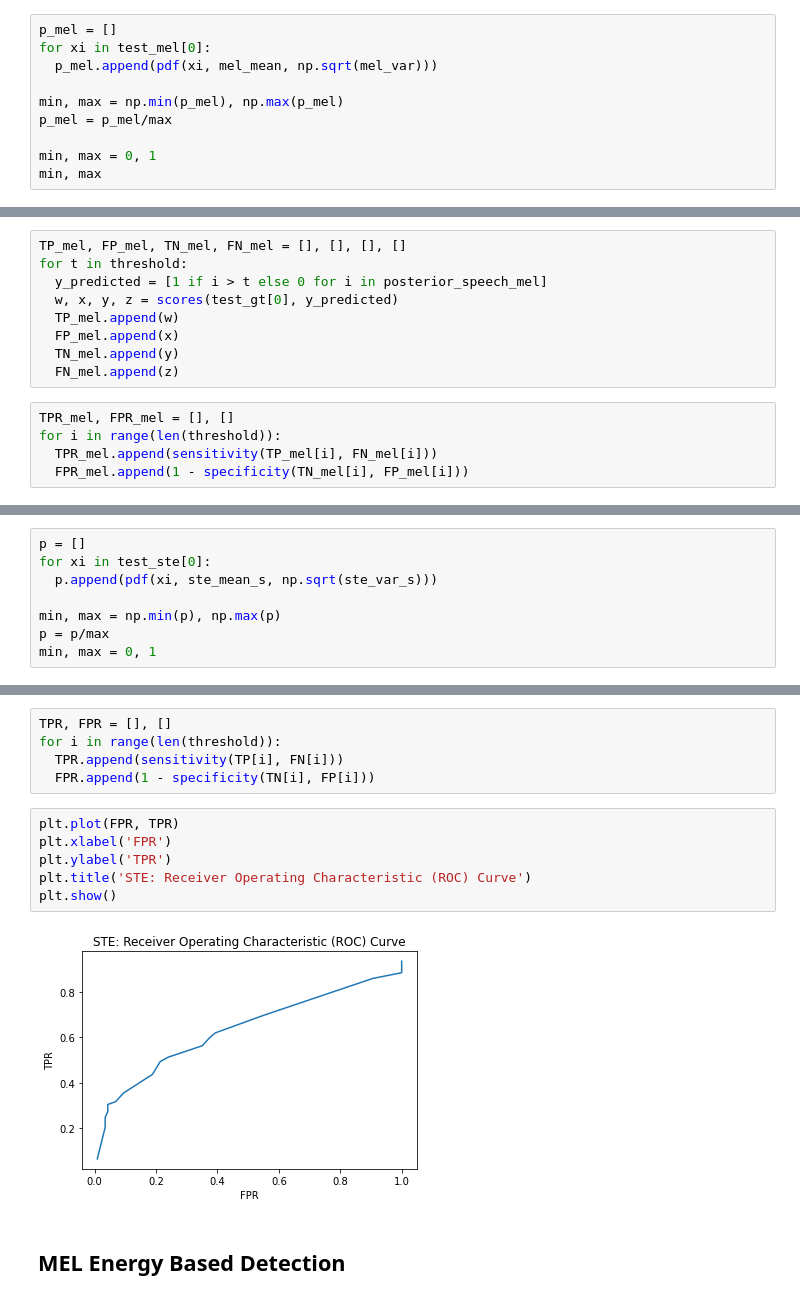
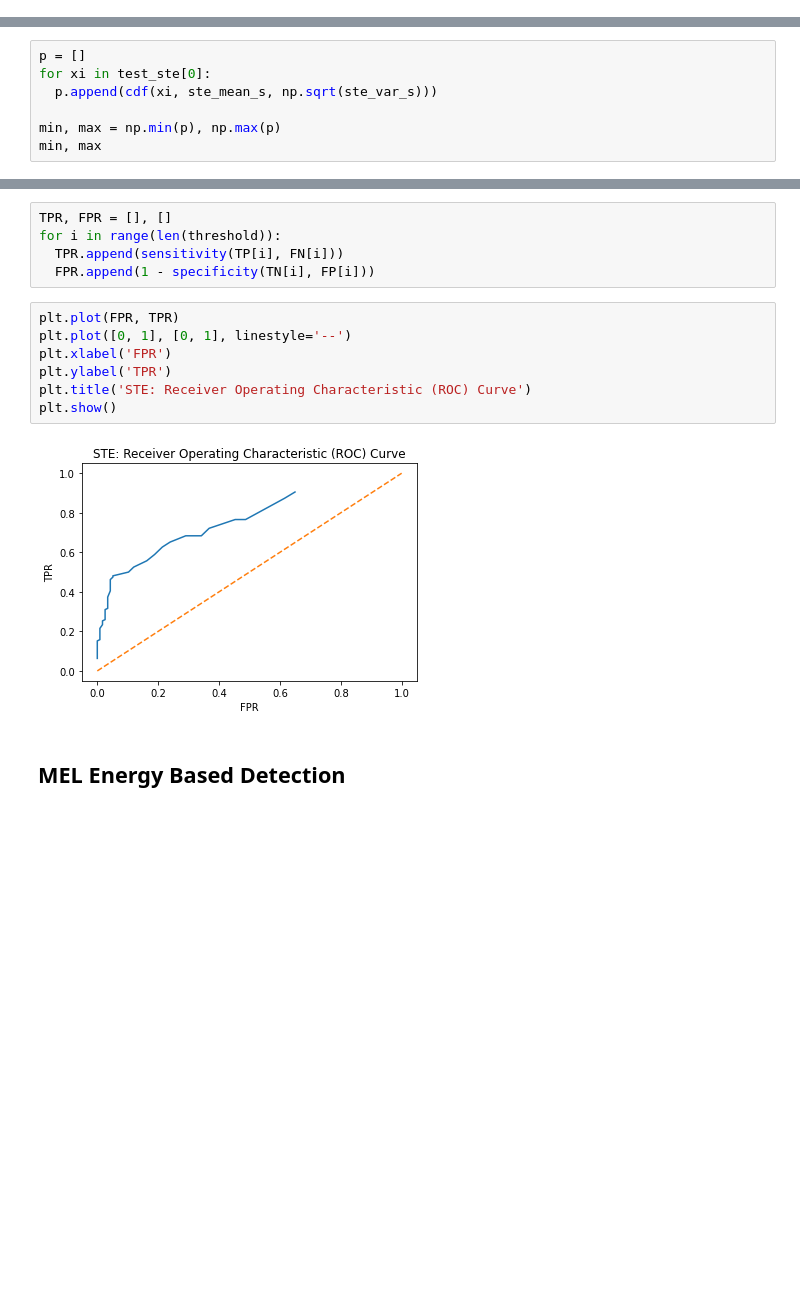
Before and after one commit to its-rajesh/Pattern-Recognition, a Jupyter notebook: PRA1Q1.ipynb, the cells around one changed output, grey strips where cells are left out. Cells and saved outputs as stored; diff of their text form; blank space fills up the shorter version.

```diff
--- a/PRA1Q1.ipynb
+++ b/PRA1Q1.ipynb
@@ -195,10 +122,0 @@ variance = 0.01848142877901056
-# %%
-p_mel = []
-for xi in test_mel[0]:
-  p_mel.append(pdf(xi, mel_mean, np.sqrt(mel_var)))
-
-min, max = np.min(p_mel), np.max(p_mel)
-p_mel = p_mel/max
-
-min, max = 0, 1
-min, max
@@ -209,14 +122,0 @@ posterior_speech_mel = [prob_MELspeech*xi for xi in p_mel]
-# %%
-TP_mel, FP_mel, TN_mel, FN_mel = [], [], [], []
-for t in threshold:
-  y_predicted = [1 if i > t else 0 for i in posterior_speech_mel]
-  w, x, y, z = scores(test_gt[0], y_predicted)
-  TP_mel.append(w)
-  FP_mel.append(x)
-  TN_mel.append(y)
-  FN_mel.append(z)
-# %%
-TPR_mel, FPR_mel = [], []
-for i in range(len(threshold)):
-  TPR_mel.append(sensitivity(TP_mel[i], FN_mel[i]))
-  FPR_mel.append(1 - specificity(TN_mel[i], FP_mel[i]))
@@ -277,8 +159,7 @@ plt.show()
 # %%
 p = []
 for xi in test_ste[0]:
-  p.append(pdf(xi, ste_mean_s, np.sqrt(ste_var_s)))
+  p.append(cdf(xi, ste_mean_s, np.sqrt(ste_var_s)))
 
 min, max = np.min(p), np.max(p)
-p = p/max
-min, max = 0, 1
+min, max
@@ -309,12 +192,13 @@ for i in range(len(threshold)):
   FPR.append(1 - specificity(TN[i], FP[i]))
 # %%
 plt.plot(FPR, TPR)
+plt.plot([0, 1], [0, 1], linestyle='--')
 plt.xlabel('FPR')
 plt.ylabel('TPR')
 plt.title('STE: Receiver Operating Characteristic (ROC) Curve')
 plt.show()
 # %% [output]
-[figure, old version]
+[figure, new version]
 # %% [markdown]
 ## **MEL Energy Based Detection**
 # %%
```
Also changed, not shown: parts of 28 cells of this notebook.
